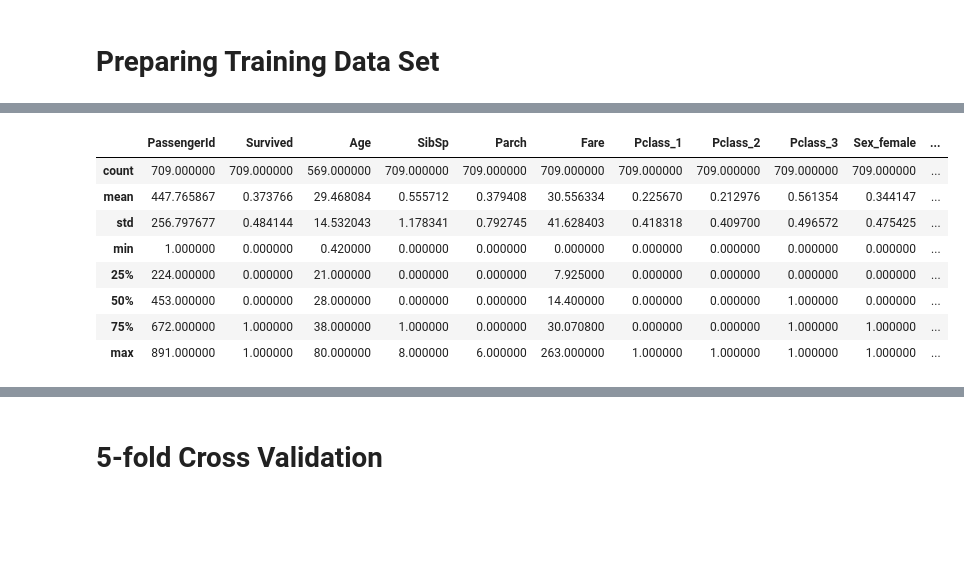
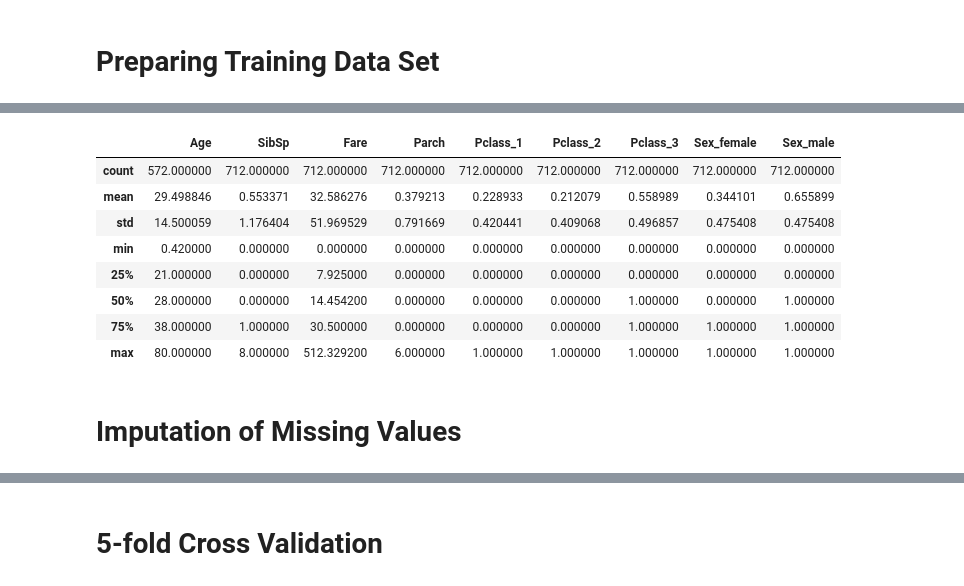
Before and after one commit to itudoben/kaggle-titanic, a Jupyter notebook: src/notebooks/titanic_dataset_survival.ipynb, the cells around one changed output, grey strips where cells are left out. Saved outputs shown, nothing was run; the diff lists cells and outputs as text; code cells hidden in the pictures; blank space fills up the shorter version.

```diff
--- a/src/notebooks/titanic_dataset_survival.ipynb
+++ b/src/notebooks/titanic_dataset_survival.ipynb
@@ -203,2 +203,11 @@ plt.show()
 # %% [markdown]
 # Preparing Training Data Set
+# %%
+# First keep the columns of interest.
+columns_to_keep = list(set(X_train.columns) - set(['PassengerId', 'Survived', 'Name']))
+X_train2 = X_train.loc[:, columns_to_keep]
+
+# Applying per column:
+print("Missing values per column:")
+print(X_train2.apply(num_missing, axis=0)) #axis=0 defines that function is to be applied on each column
+print(X_train2.dtypes)
@@ -205,14 +232,17 @@ plt.show()
 # %%
-df_tmp = pd.get_dummies(X_train, columns=['Pclass','Sex'])
+df_tmp = pd.get_dummies(X_train2, columns=['Pclass','Sex'])
 
+# Shows only the numeric stats.
 df_tmp.describe()
 # %% [output]
-|  | PassengerId | Survived | Age | SibSp | Parch | Fare | Pclass_1 | Pclass_2 | Pclass_3 | Sex_female | ... |
-| count | 709.000000 | 709.000000 | 569.000000 | 709.000000 | 709.000000 | 709.000000 | 709.000000 | 709.000000 | 709.000000 | 709.000000 | ... |
-| mean | 447.765867 | 0.373766 | 29.468084 | 0.555712 | 0.379408 | 30.556334 | 0.225670 | 0.212976 | 0.561354 | 0.344147 | ... |
-| std | 256.797677 | 0.484144 | 14.532043 | 1.178341 | 0.792745 | 41.628403 | 0.418318 | 0.409700 | 0.496572 | 0.475425 | ... |
-| min | 1.000000 | 0.000000 | 0.420000 | 0.000000 | 0.000000 | 0.000000 | 0.000000 | 0.000000 | 0.000000 | 0.000000 | ... |
-| 25% | 224.000000 | 0.000000 | 21.000000 | 0.000000 | 0.000000 | 7.925000 | 0.000000 | 0.000000 | 0.000000 | 0.000000 | ... |
-| 50% | 453.000000 | 0.000000 | 28.000000 | 0.000000 | 0.000000 | 14.400000 | 0.000000 | 0.000000 | 1.000000 | 0.000000 | ... |
-| 75% | 672.000000 | 1.000000 | 38.000000 | 1.000000 | 0.000000 | 30.070800 | 0.000000 | 0.000000 | 1.000000 | 1.000000 | ... |
-| max | 891.000000 | 1.000000 | 80.000000 | 8.000000 | 6.000000 | 263.000000 | 1.000000 | 1.000000 | 1.000000 | 1.000000 | ... |
+|  | Age | SibSp | Fare | Parch | Pclass_1 | Pclass_2 | Pclass_3 | Sex_female | Sex_male |
+| count | 572.000000 | 712.000000 | 712.000000 | 712.000000 | 712.000000 | 712.000000 | 712.000000 | 712.000000 | 712.000000 |
+| mean | 29.498846 | 0.553371 | 32.586276 | 0.379213 | 0.228933 | 0.212079 | 0.558989 | 0.344101 | 0.655899 |
+| std | 14.500059 | 1.176404 | 51.969529 | 0.791669 | 0.420441 | 0.409068 | 0.496857 | 0.475408 | 0.475408 |
+| min | 0.420000 | 0.000000 | 0.000000 | 0.000000 | 0.000000 | 0.000000 | 0.000000 | 0.000000 | 0.000000 |
+| 25% | 21.000000 | 0.000000 | 7.925000 | 0.000000 | 0.000000 | 0.000000 | 0.000000 | 0.000000 | 0.000000 |
+| 50% | 28.000000 | 0.000000 | 14.454200 | 0.000000 | 0.000000 | 0.000000 | 1.000000 | 0.000000 | 1.000000 |
+| 75% | 38.000000 | 1.000000 | 30.500000 | 0.000000 | 0.000000 | 0.000000 | 1.000000 | 1.000000 | 1.000000 |
+| max | 80.000000 | 8.000000 | 512.329200 | 6.000000 | 1.000000 | 1.000000 | 1.000000 | 1.000000 | 1.000000 |
+# %% [markdown]
+# Imputation of Missing Values
```
Also changed, not shown: parts of 28 cells of this notebook.
